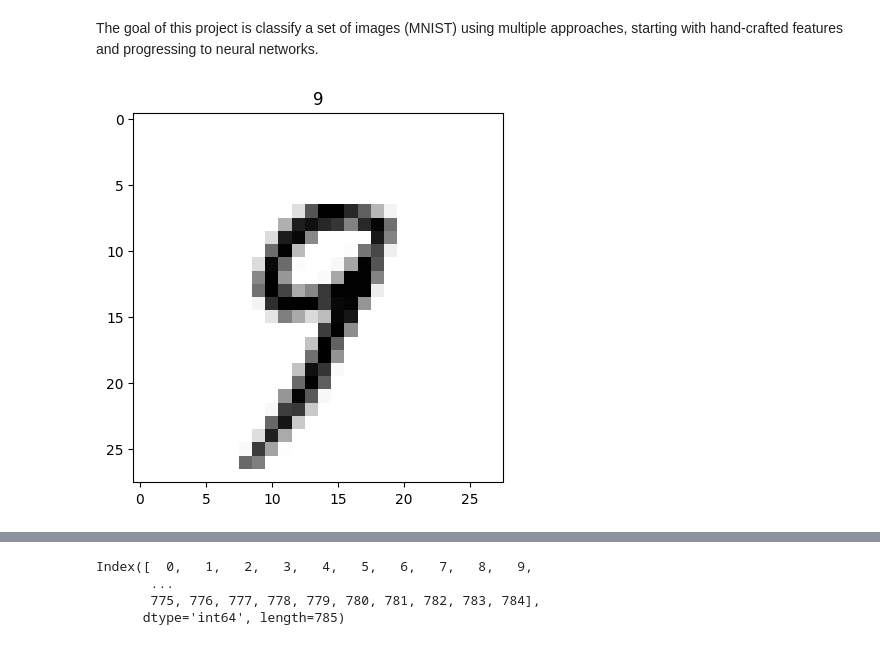
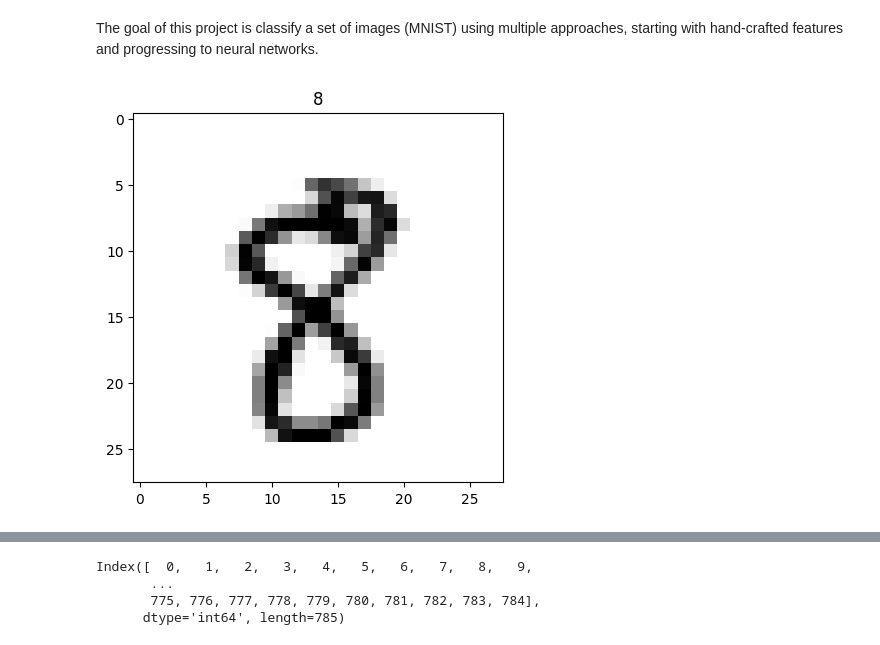
Before and after one commit to MiguelTami/MNIST-project, a Jupyter notebook: notebooks/fase1_exploracion.ipynb, the cells around one changed output, grey strips where cells are left out. Saved outputs shown, nothing was run; the diff lists cells and outputs as text; code cells hidden in the pictures.

```diff
--- a/notebooks/fase1_exploracion.ipynb
+++ b/notebooks/fase1_exploracion.ipynb
@@ -15,16 +15,16 @@ Y = data.iloc[:, 0].values
 # %%
 #Importamos matplotlib para visualizar nuestro número
 
 import matplotlib.pyplot as plt
 import matplotlib as mpl
 
-n = 153
+n = 46
 
 plt.imshow(X[n].reshape(28, 28), cmap=mpl.cm.binary)
 plt.title(Y[n])
 plt.show()
 # %% [output]
-[figure, old version]
+[figure, new version]
 # %%
 pixel_values = data.iloc[:, 1:]  # sin la columna label
 print("Valor de los pixeles:",pixel_values)
```
Also changed, not shown: 10 other files.
